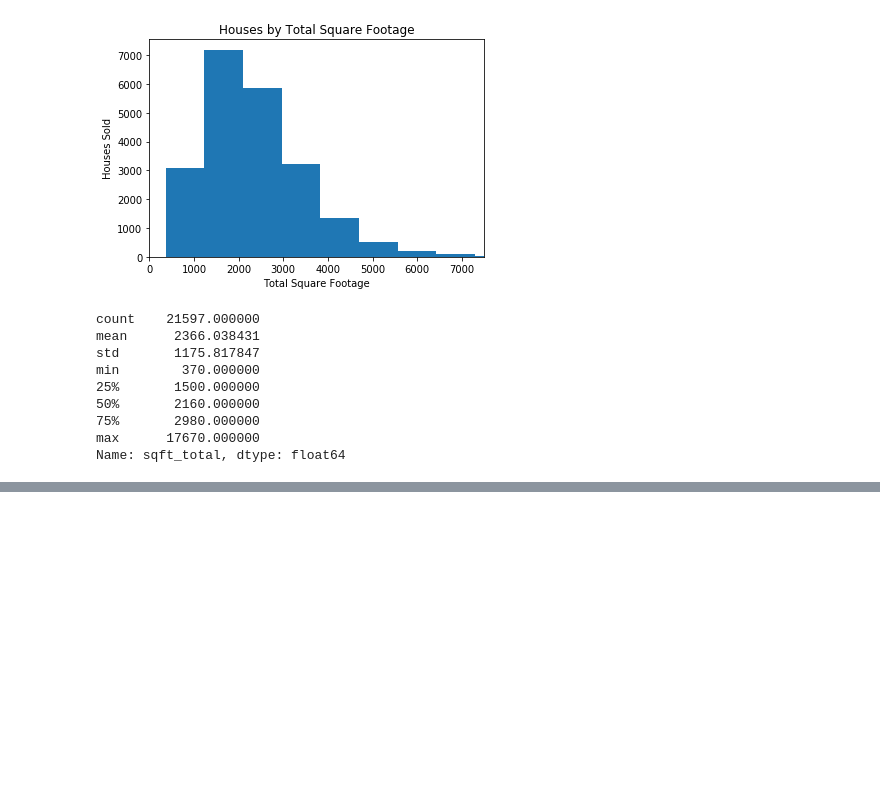
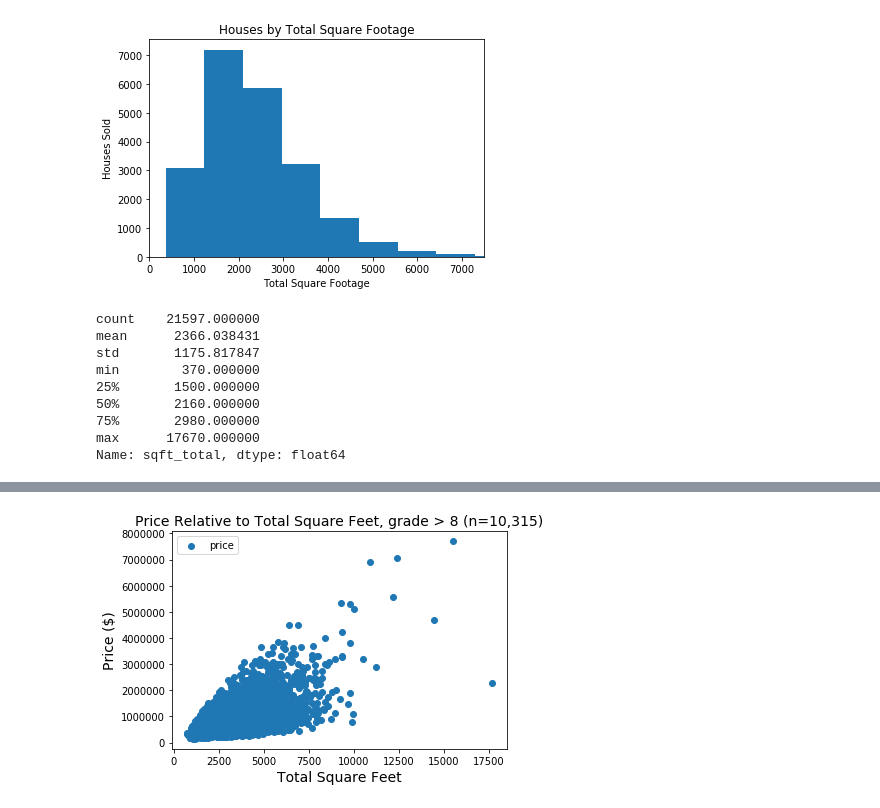
Before and after one commit to steeznation16/dsc-1-final-project-online-ds-ft-100118, a Jupyter notebook: student.ipynb, the cells around one changed output, grey strips where cells are left out. Saved outputs shown, nothing was run; the diff lists cells and outputs as text; code cells hidden in the pictures; blank space fills up the shorter version.

```diff
--- a/student.ipynb
+++ b/student.ipynb
@@ -331,0 +396,11 @@ avg_price_below
+# %%
+# Graph the distribution of square feet relative to price to see relationship
+x = eight_plus.sqft_total
+y = eight_plus.price
+plt.scatter(x, y)
+plt.xlabel('Total Square Feet', fontsize=14)
+plt.ylabel('Price ($)', fontsize=14)
+plt.title('Price Relative to Total Square Feet, grade > 8 (n=10,315)', fontsize=14)
+plt.legend(loc=2);
+# %% [output]
+[figure, added]
```
Also changed, not shown: parts of 47 cells of this notebook.
